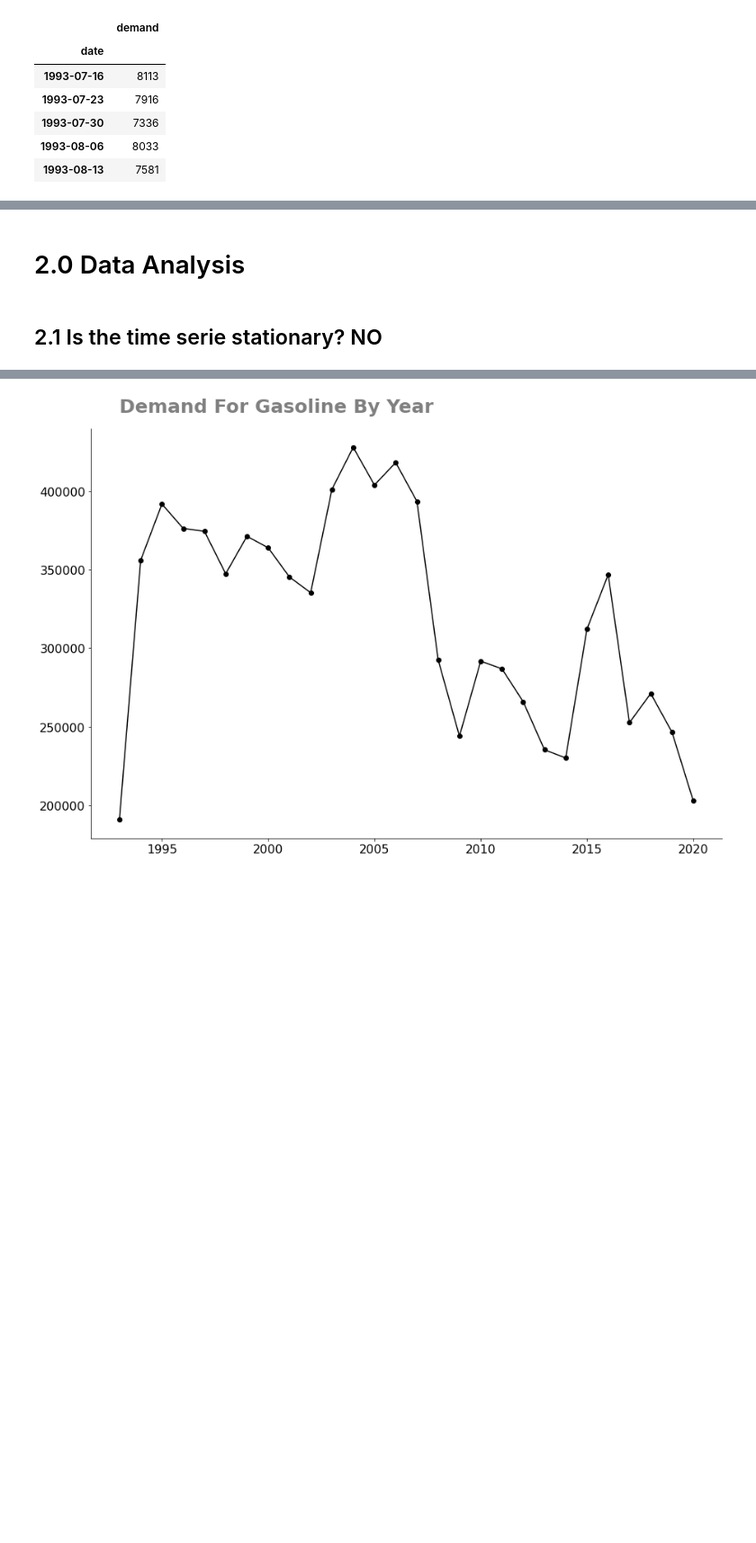
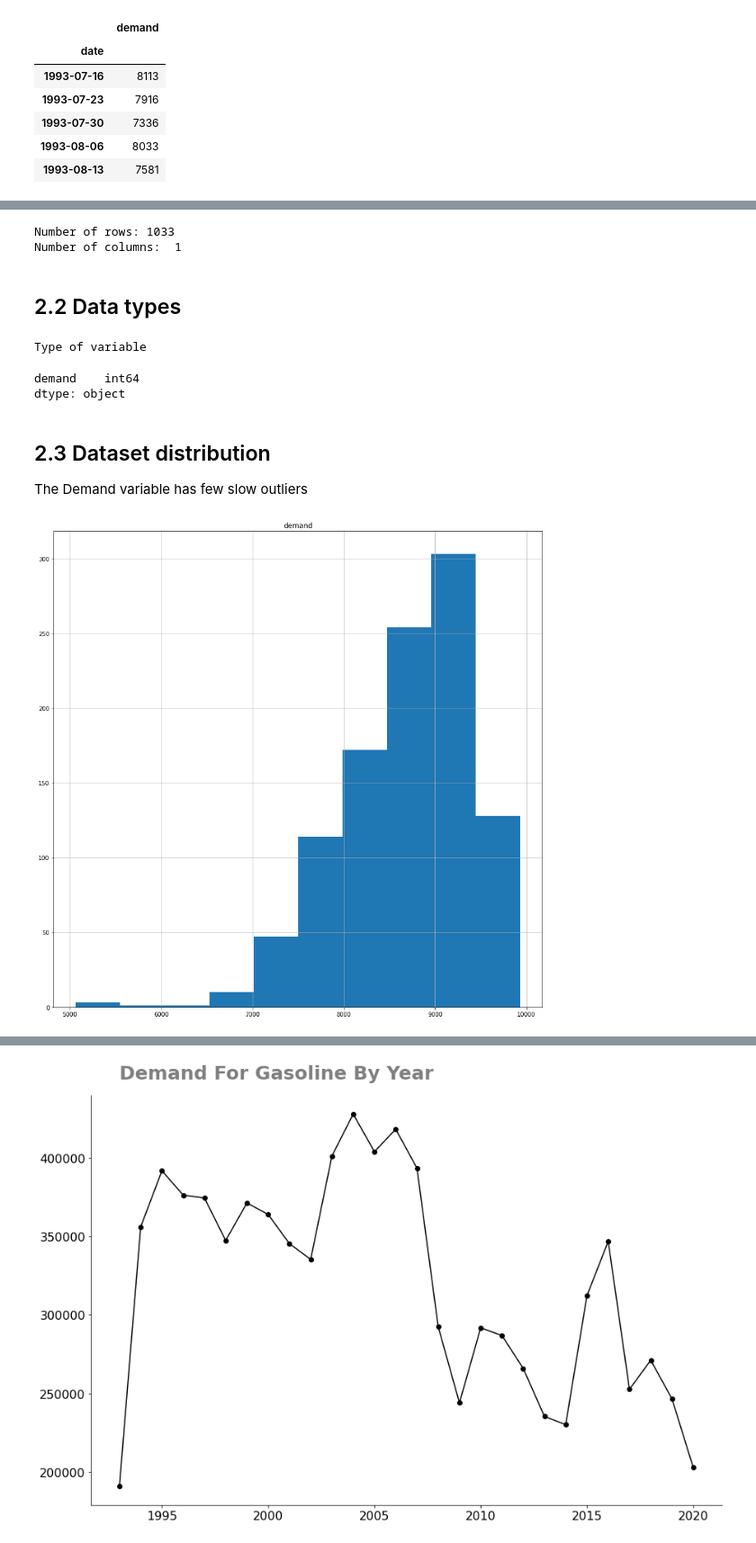
Before and after one commit to MatheusRocha0/Demand-Forecasting, a Jupyter notebook: US_Demand_For_Gasoline_Forecasting.ipynb, the cells around one changed output, grey strips where cells are left out. Shown at 90% size. Cells and saved outputs as stored; diff of their text form; code cells hidden in the pictures; blank space fills up the shorter version.

```diff
--- a/US_Demand_For_Gasoline_Forecasting.ipynb
+++ b/US_Demand_For_Gasoline_Forecasting.ipynb
@@ -89,4 +93,24 @@ df.drop_duplicates(inplace = True)
+# %%
+print("Number of rows:", df.shape[0])
+print("Number of columns: ", df.shape[1])
+# %% [output]
+Number of rows: 1033
+Number of columns:  1
 # %% [markdown]
- # 2.0 Data Analysis
+## 2.2 Data types
-# %% [markdown]
-## 2.1 Is the time serie stationary? NO
+# %%
+print("Type of variable")
+df.dtypes
+# %% [output]
+Type of variable
+demand    int64
+dtype: object
+# %% [markdown]
+## 2.3 Dataset distribution
+
+The Demand variable has few slow outliers
+# %%
+df.hist(figsize = (15, 15))
+plt.show()
+# %% [output]
+[figure, added]
```
Also changed, not shown: parts of 27 cells of this notebook.
